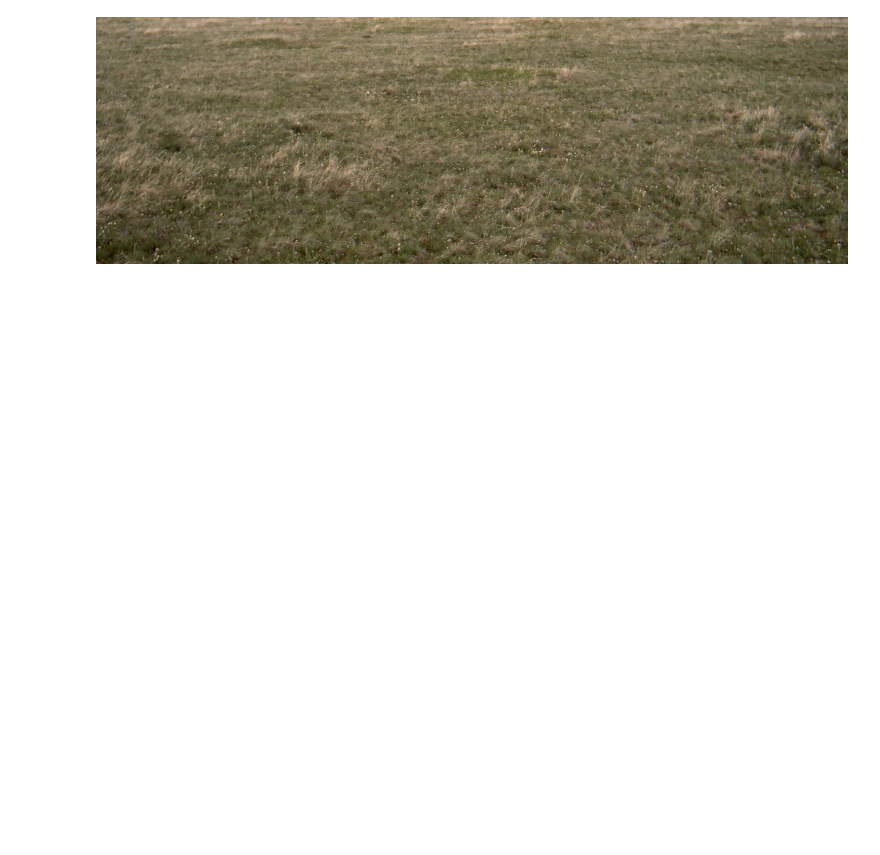
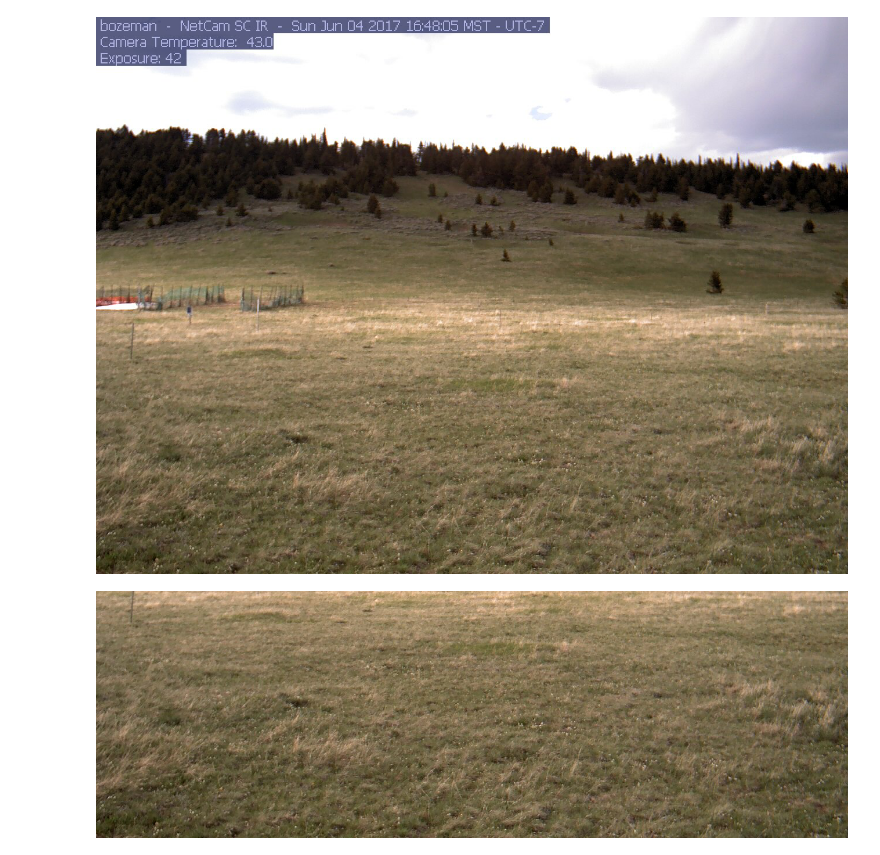
Before and after one commit to bvande21/Phenocam_Project, a Jupyter notebook: RGB_value_extract.ipynb, the cells around one changed output. Cells and saved outputs as stored; diff of their text form; code cells hidden in the pictures; blank space fills up the shorter version.

```diff
--- a/RGB_value_extract.ipynb
+++ b/RGB_value_extract.ipynb
@@ -16,8 +14,11 @@ import requests
 from io import BytesIO
 # %%
 # shows photo
-response = requests.get('https://phenocam.sr.unh.edu/data/archive/bozeman/2017/06/bozeman_2017_06_04_144805.jpg')
+response = requests.get('https://phenocam.sr.unh.edu/data/archive/bozeman/2017/06/bozeman_2017_06_04_164805.jpg')
 img = Image.open(BytesIO(response.content))
+img
+# %% [output]
+[figure, added]
 # %%
 width = img.size[0]
 height = img.size[1]
@@ -31,5 +32,5 @@ img2 = img.crop(
 )
 img2
 # %% [output]
-[figure, old version]
+[figure, new version]
 # %%
```
Also changed, not shown: parts of 2 cells of this notebook.
